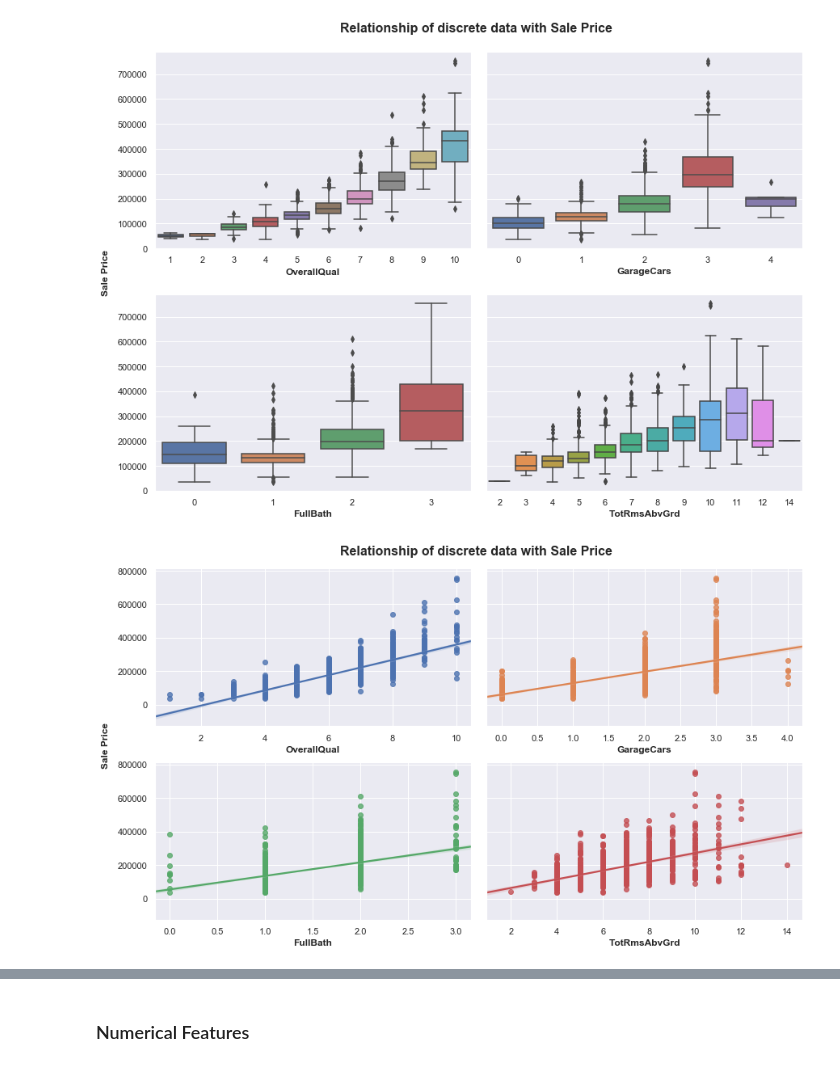
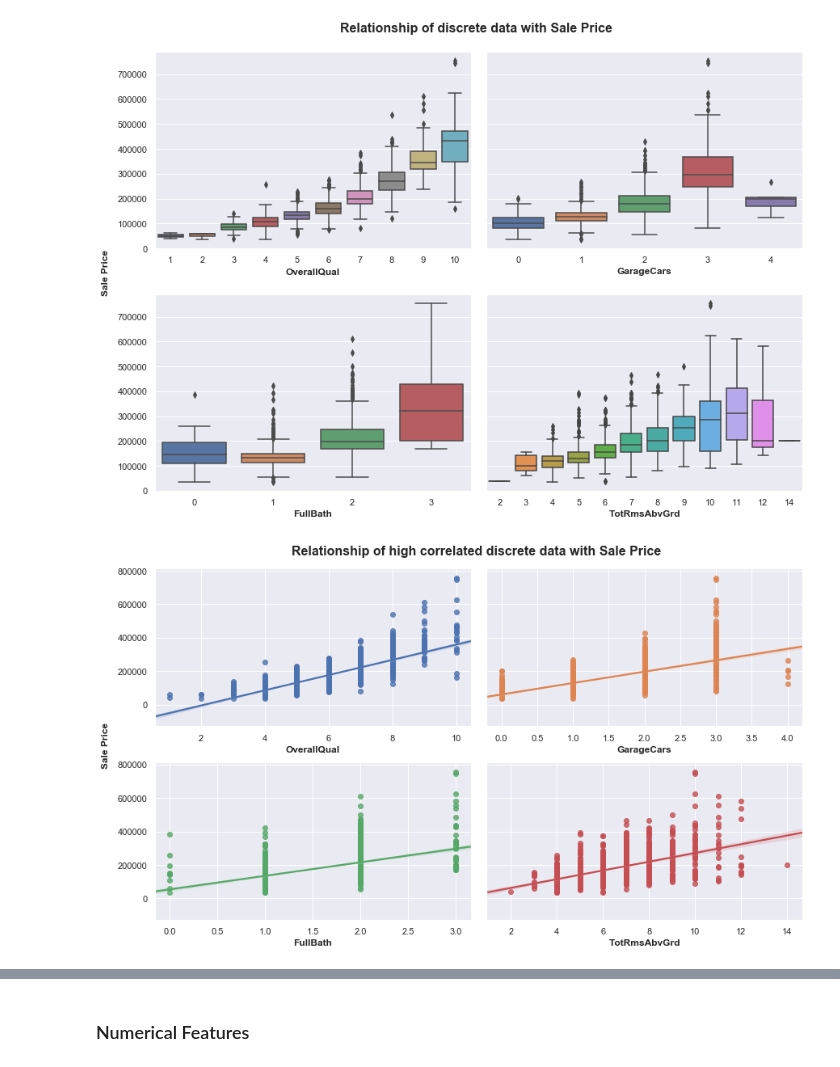
Before and after one commit to gepallas/ML_House_Prices, a Jupyter notebook: HousePricesEDA.ipynb, the cells around one changed output, grey strips where cells are left out. Drawn from its saved outputs; the diff is of its cells as text; code cells hidden in the pictures.

Commit message:
Discrete data.

```diff
--- a/HousePricesEDA.ipynb
+++ b/HousePricesEDA.ipynb
@@ -590,7 +591,7 @@ train_numeric[corr_numeric_high.index].head()
 | 3 | 140000 | 7 | 1717 | 3 | 642 | 756 | 961 | 1 | ... |
 | 4 | 250000 | 8 | 2198 | 3 | 836 | 1145 | 1145 | 2 | ... |
 # %%
-discrete_attr = [attr for attr in train_numeric[corr_numeric_high.index].head().columns if len(train_numeric[corr_numeric_high.index][attr].unique())<25]
-discrete_attr
+discrete_attr_high = [attr for attr in train_numeric[corr_numeric_high.index].head().columns if len(train_numeric[corr_numeric_high.index][attr].unique())<25]
+discrete_attr_high
 # %% [output]
 ['OverallQual', 'GarageCars', 'FullBath', 'TotRmsAbvGrd']
@@ -606,9 +603,9 @@ k = 0
 fig, ax = plt.subplots(2,2, figsize=(14,8))
 fig.suptitle('Distributions of discrete data', fontsize=16, fontweight = 'bold', y=0.93)
 fig.subplots_adjust(hspace=0.3)
-for attr in discrete_attr:
+for attr in discrete_attr_high:
     bins = np.arange(len(train_clean[attr].unique())+2)-0.5
-    ax[i,j].hist(train_clean[attr], bins=bins, color=sb.color_palette()[k])
+    ax[i,j].hist(train_clean[attr], bins=bins, color=sns.color_palette()[k])
     ax[i,j].set_xlabel(attr)
     ax[i,j].set_xticks(train_clean[attr].sort_values().unique())
     #ax[i,j].set_xticklabels(train_clean[attr].sort_values().unique())
@@ -656,8 +653,8 @@ fig, ax = plt.subplots(2,2, figsize=(14,8), sharey=True)
 fig.suptitle('Relationship of discrete data with Sale Price', fontsize=16, fontweight='bold', y=0.93)
 fig.subplots_adjust(hspace=0.23, wspace=0.05, left=0.105)
 fig.text(0.04, 0.5, 'Sale Price', va='center', rotation=90, fontdict={'fontsize':12, 'fontweight':'bold'})
-for attr in discrete_attr:
-    ax[i,j].scatter(train_clean[attr], train_clean['SalePrice'], color=sb.color_palette()[k])
+for attr in discrete_attr_high:
+    ax[i,j].scatter(train_clean[attr], train_clean['SalePrice'], color=sns.color_palette()[k])
     ax[i,j].set_xlabel(attr, fontsize=12, fontweight='bold')
     if j==1:
         i+=1
@@ -670,15 +667,13 @@ for attr in discrete_attr:
 # %% [markdown]
 We notice some outliers which we can remove or not.
 # %%
-i = 0
-j = 0
-k = 0
+i = j = 0
 fig, ax = plt.subplots(2,2, figsize=(14,10), sharey=True)
 fig.suptitle('Relationship of discrete data with Sale Price', fontsize=16, fontweight='bold', y=0.93)
 fig.subplots_adjust(hspace=0.23, wspace=0.05, left=0.105)
 fig.text(0.04, 0.5, 'Sale Price', va='center', rotation=90, fontdict={'fontsize':12, 'fontweight':'bold'})
-for attr in discrete_attr:
-    sb.boxplot(x=attr, y='SalePrice', data=train_clean, ax=ax[i,j])
+for attr in discrete_attr_high:
+    sns.boxplot(x=attr, y='SalePrice', data=train_clean, ax=ax[i,j])
     ax[i,j].set_xlabel(attr, fontsize=12, fontweight='bold')
     ax[i,j].set_ylabel('')
     if j==1:
@@ -686,27 +681,22 @@ for attr in discrete_attr:
         j=0
     else:
         j+=1
-    k+=1
 # %% [output]
 [figure]
 # %%
-i = 0
-j = 0
-k = 0
+i = j = 0
 fig, ax = plt.subplots(2,2, figsize=(14,8), sharey=True)
-fig.suptitle('Relationship of discrete data with Sale Price', fontsize=16, fontweight='bold', y=0.93)
+fig.suptitle('Relationship of high correlated discrete data with Sale Price', fontsize=16, fontweight='bold', y=0.93)
 fig.subplots_adjust(hspace=0.23, wspace=0.05, left=0.105)
 fig.text(0.04, 0.5, 'Sale Price', va='center', rotation=90, fontdict={'fontsize':12, 'fontweight':'bold'})
-for attr in discrete_attr:
-    #sb.pairplot(train_clean[[attr, 'SalePrice']], ax=ax[i,j])
-    sb.regplot(x=attr, y='SalePrice', data=train_clean, ax=ax[i,j])
+for attr in discrete_attr_high:
+    sns.regplot(x=attr, y='SalePrice', data=train_clean, ax=ax[i,j])
     ax[i,j].set_xlabel(attr, fontsize=12, fontweight='bold')
     ax[i,j].set_ylabel('')
     if j==1:
         i+=1
         j=0
     else:
         j+=1
-    k+=1
 # %% [output]
-[figure, old version]
+[figure, new version]
```
Also changed, not shown: parts of 15 cells of this notebook.
